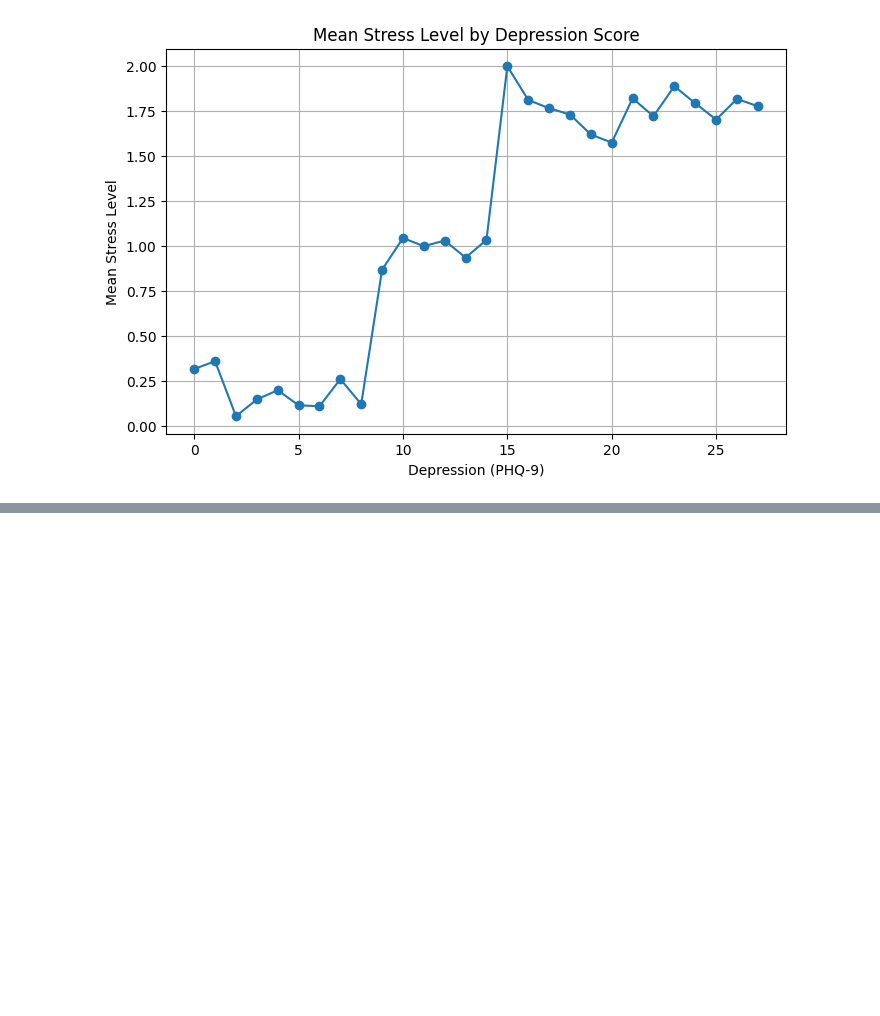
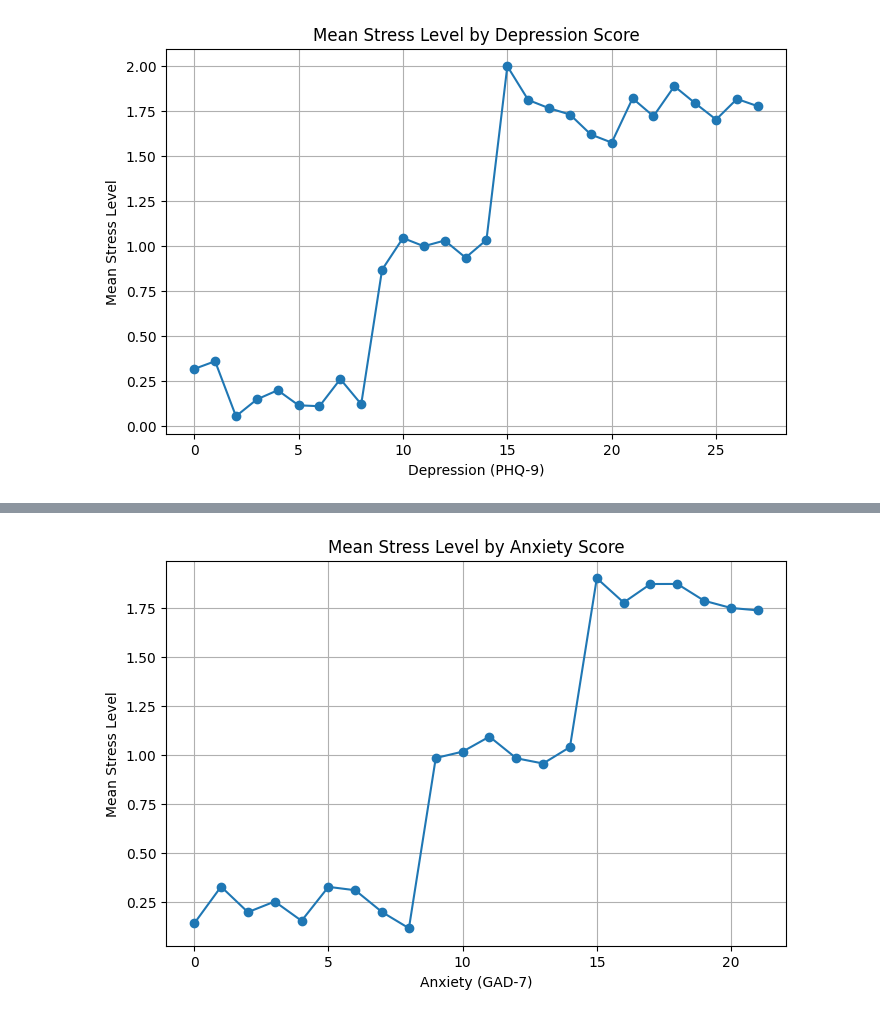
Before and after one commit to stud-mon/stud-mon, a Jupyter notebook: notebooks/data_exploration.ipynb, the cells around one changed output, grey strips where cells are left out. Drawn from its saved outputs; the diff is of its cells as text; code cells hidden in the pictures; blank space fills up the shorter version.

```diff
--- a/notebooks/data_exploration.ipynb
+++ b/notebooks/data_exploration.ipynb
@@ -122,0 +134,12 @@ plt.show()
+# %%
+means = df.groupby('anxiety_level')['stress_level'].mean()
+
+plt.figure(figsize=(8,5))
+plt.plot(means.index, means.values, marker='o')
+plt.xlabel('Anxiety (GAD-7)')
+plt.ylabel('Mean Stress Level')
+plt.title('Mean Stress Level by Anxiety Score')
+plt.grid(True)
+plt.show()
+# %% [output]
+[figure, added]
```
Also changed, not shown: parts of 1 cell of this notebook.
